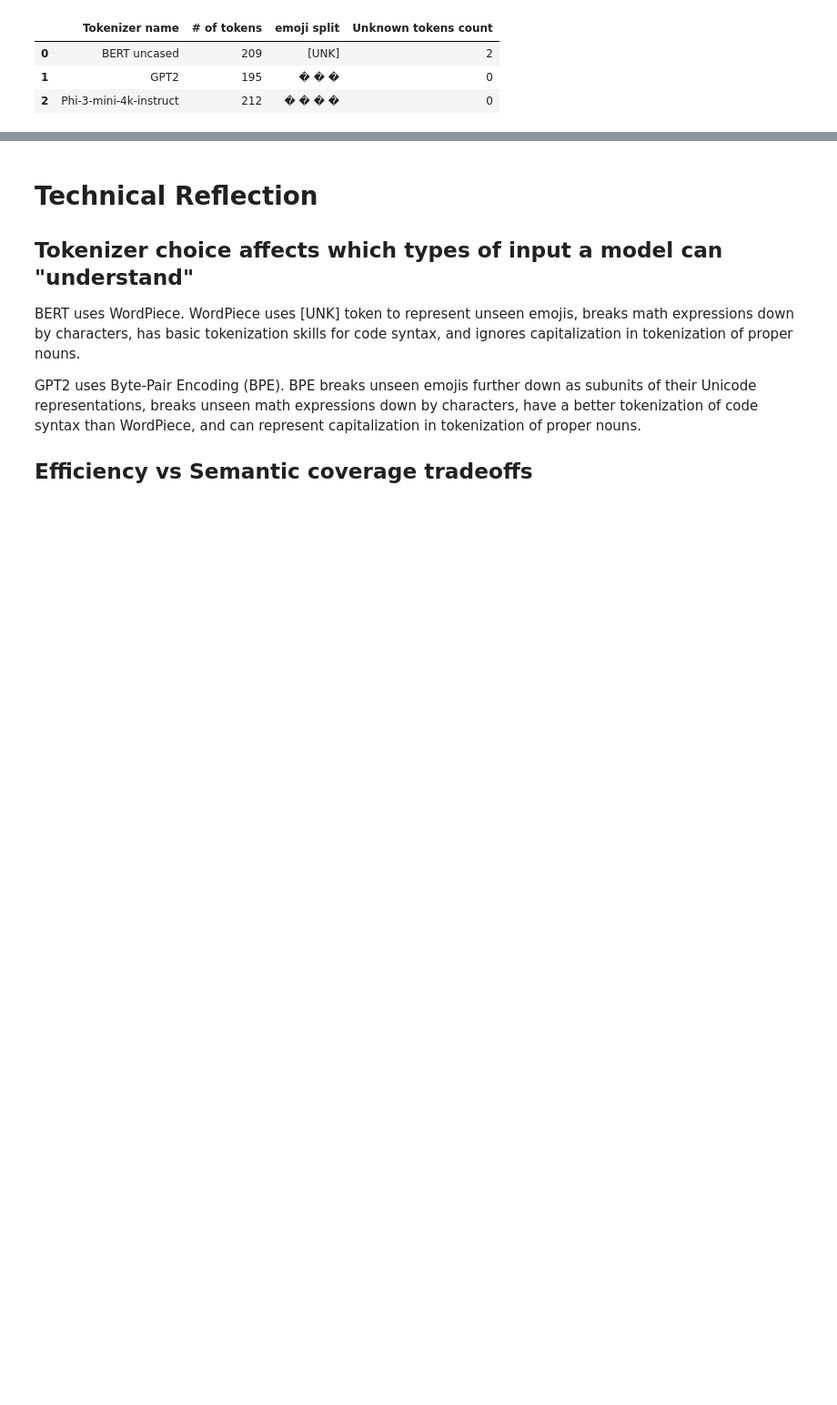
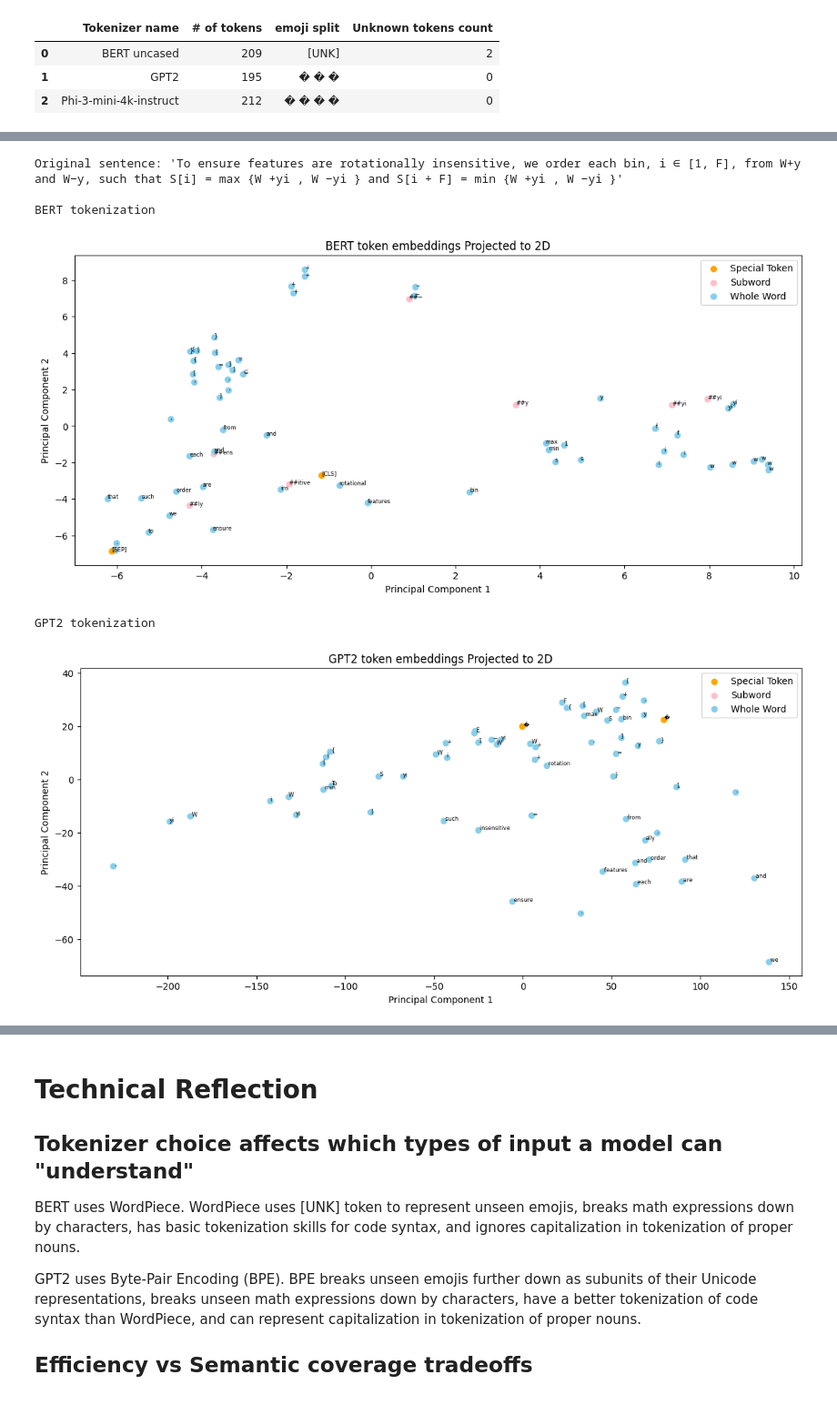
Before and after one commit to chenwh0/Natural-Language-Processing-work, a Jupyter notebook: module5/HowTokenizationAndEmbeddingsWorksInsideLLMs.ipynb, the cells around one changed output, grey strips where cells are left out. Shown at 91% size. Saved outputs shown, nothing was run; the diff lists cells and outputs as text; code cells hidden in the pictures; blank space fills up the shorter version.

```diff
--- a/module5/HowTokenizationAndEmbeddingsWorksInsideLLMs.ipynb
+++ b/module5/HowTokenizationAndEmbeddingsWorksInsideLLMs.ipynb
@@ -144,4 +148,9 @@ def tokenizer_split(tokenizer_name, texts):
         token_ids = show_tokens(text, tokenizer_name)
         tokenized_prompts.append(token_ids)
     return tokenized_prompts
+# %%
+# Load the specified tokenizer from Hugging Face
+bert_tokenizer = AutoTokenizer.from_pretrained("bert-base-uncased")
+gpt2_tokenizer = AutoTokenizer.from_pretrained("gpt2")
+phi3_tokenizer = AutoTokenizer.from_pretrained("microsoft/Phi-3-mini-4k-instruct")
 # %%
@@ -300,0 +270,14 @@ plt.show()
+# %%
+def get_token_embeddings(tokenizer, text, model):
+    token_ids = tokenizer(text, return_tensors="pt")
+    with torch.no_grad(): # Embeddings are at the last hidden state from model
+        outputs = model(**token_ids)
+        token_embeddings = outputs.last_hidden_state
+    print(f"Token embeddings:\n{token_embeddings}")
+    return token_ids, token_embeddings
+# %%
+bert_model = AutoModel.from_pretrained("bert-base-uncased")
+gpt2_model = AutoModel.from_pretrained("gpt2")
+
+bert_token_ids, bert_embeddings = get_token_embeddings(bert_tokenizer, texts[-1], bert_model)
+gpt2_token_ids, gpt2_embeddings = get_token_embeddings(gpt2_tokenizer, texts[-1], gpt2_model)
@@ -301,3 +341,17 @@ plt.show()
+# %%
+print(f"Original sentence: '{texts[-1]}'\n")
+bert_embeddings_2d = pca_reduce(bert_embeddings, dimensions=2)
+gpt2_embeddings_2d = pca_reduce(gpt2_embeddings, dimensions=2)
+
+scatterplot(bert_tokenizer, bert_token_ids, bert_embeddings_2d, tokenizer_name="BERT")
+scatterplot(gpt2_tokenizer, gpt2_token_ids, gpt2_embeddings_2d, tokenizer_name="GPT2")
+# %% [output]
+Original sentence: 'To ensure features are rotationally insensitive, we order each bin, i ∈ [1, F], from W+y and W−y, such that S[i] = max {W +yi , W −yi } and S[i + F] = min {W +yi , W −yi }'
+
+BERT tokenization
+[figure, added]
+GPT2 tokenization
+[figure, added]
 # %% [markdown]
 # 4. **Prompt Engineering & Model Output (2 points)**
 
```
Also changed, not shown: parts of 12 cells of this notebook.
